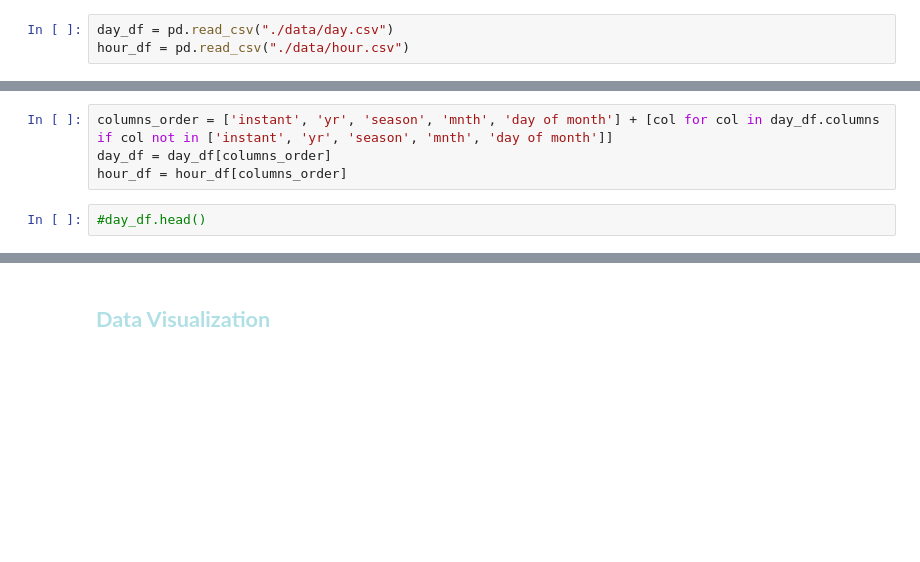
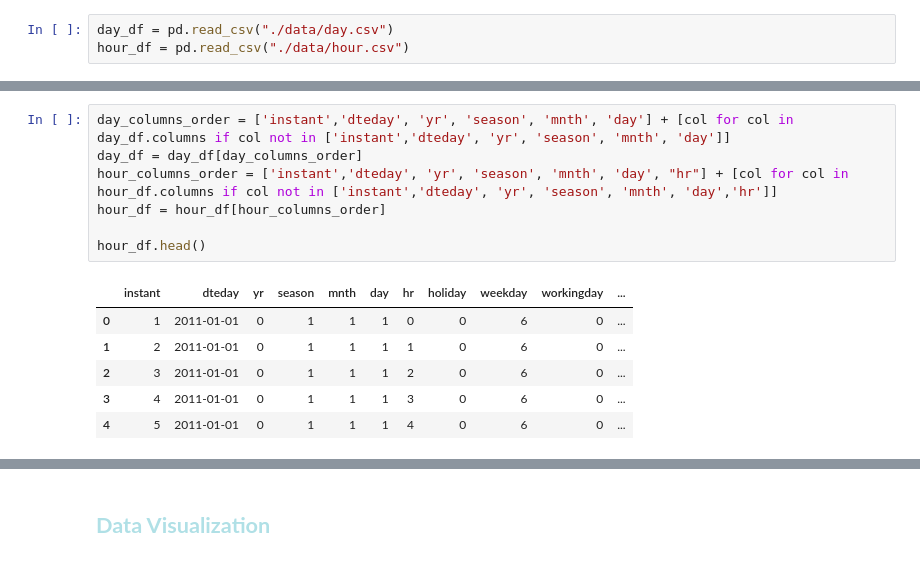
Before and after one commit to ClemRibe/ProjetML, a Jupyter notebook: ProjetML.ipynb, the cells around one changed output, grey strips where cells are left out. Drawn from its saved outputs; the diff is of its cells as text; blank space fills up the shorter version.

```diff
--- a/ProjetML.ipynb
+++ b/ProjetML.ipynb
@@ -29,6 +41,14 @@ hour_df.rename(columns={"dteday": "day of month"}, inplace=True)
 # %%
-columns_order = ['instant', 'yr', 'season', 'mnth', 'day of month'] + [col for col in day_df.columns if col not in ['instant', 'yr', 'season', 'mnth', 'day of month']]
-day_df = day_df[columns_order]
-hour_df = hour_df[columns_order]
+day_columns_order = ['instant','dteday', 'yr', 'season', 'mnth', 'day'] + [col for col in day_df.columns if col not in ['instant','dteday', 'yr', 'season', 'mnth', 'day']]
+day_df = day_df[day_columns_order]
+hour_columns_order = ['instant','dteday', 'yr', 'season', 'mnth', 'day', "hr"] + [col for col in hour_df.columns if col not in ['instant','dteday', 'yr', 'season', 'mnth', 'day','hr']]
+hour_df = hour_df[hour_columns_order]
+
+hour_df.head()
+# %% [output]
+|  | instant | dteday | yr | season | mnth | day | hr | holiday | weekday | workingday | ... |
+| 0 | 1 | 2011-01-01 | 0 | 1 | 1 | 1 | 0 | 0 | 6 | 0 | ... |
+| 1 | 2 | 2011-01-01 | 0 | 1 | 1 | 1 | 1 | 0 | 6 | 0 | ... |
+| 2 | 3 | 2011-01-01 | 0 | 1 | 1 | 1 | 2 | 0 | 6 | 0 | ... |
+| 3 | 4 | 2011-01-01 | 0 | 1 | 1 | 1 | 3 | 0 | 6 | 0 | ... |
+| 4 | 5 | 2011-01-01 | 0 | 1 | 1 | 1 | 4 | 0 | 6 | 0 | ... |
-# %%
-#day_df.head()
```
Also changed, not shown: parts of 26 cells of this notebook.
